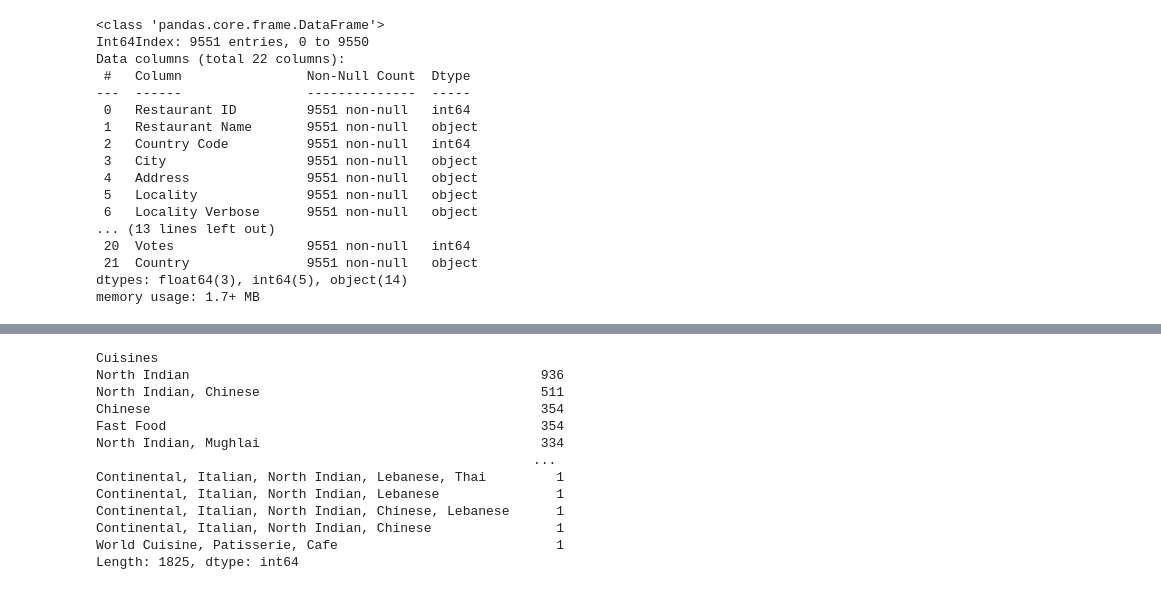
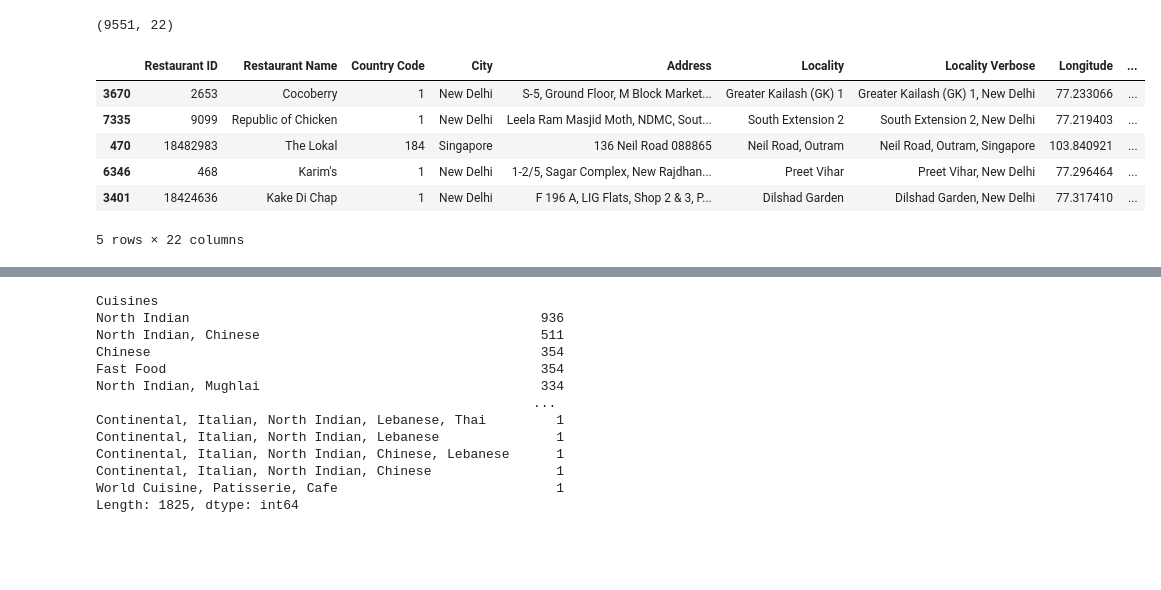
Before and after one commit to bhavesh-1995/fireblazework, a Jupyter notebook: fireblaze work/project/Zomato Project/Untitled.ipynb, the cells around one changed output, grey strips where cells are left out. Cells and saved outputs as stored; diff of their text form; code cells hidden in the pictures; blank space fills up the shorter version.

```diff
--- a/fireblaze work/project/Zomato Project/Untitled.ipynb
+++ b/fireblaze work/project/Zomato Project/Untitled.ipynb
@@ -8,22 +10,6 @@ zd=pd.read_csv('zomato.csv',encoding='latin1')
 cc=pd.read_csv('Country-Code.csv')
 # %%
 df=zd.merge(cc, how='left')
-df.info()
+df.shape
 # %% [output]
-<class 'pandas.core.frame.DataFrame'>
-Int64Index: 9551 entries, 0 to 9550
-Data columns (total 22 columns):
- #   Column                Non-Null Count  Dtype
----  ------                --------------  -----
- 0   Restaurant ID         9551 non-null   int64
- 1   Restaurant Name       9551 non-null   object
- 2   Country Code          9551 non-null   int64
- 3   City                  9551 non-null   object
- 4   Address               9551 non-null   object
- 5   Locality              9551 non-null   object
- 6   Locality Verbose      9551 non-null   object
-... (13 lines left out)
- 20  Votes                 9551 non-null   int64
- 21  Country               9551 non-null   object
-dtypes: float64(3), int64(5), object(14)
-memory usage: 1.7+ MB
+(9551, 22)
@@ -29,0 +18,10 @@ memory usage: 1.7+ MB
+# %%
+df.sample(5)
+# %% [output]
+|  | Restaurant ID | Restaurant Name | Country Code | City | Address | Locality | Locality Verbose | Longitude | ... |
+| 3670 | 2653 | Cocoberry | 1 | New Delhi | S-5, Ground Floor, M Block Market... | Greater Kailash (GK) 1 | Greater Kailash (GK) 1, New Delhi | 77.233066 | ... |
+| 7335 | 9099 | Republic of Chicken | 1 | New Delhi | Leela Ram Masjid Moth, NDMC, Sout... | South Extension 2 | South Extension 2, New Delhi | 77.219403 | ... |
+| 470 | 18482983 | The Lokal | 184 | Singapore | 136 Neil Road 088865 | Neil Road, Outram | Neil Road, Outram, Singapore | 103.840921 | ... |
+| 6346 | 468 | Karim's | 1 | New Delhi | 1-2/5, Sagar Complex, New Rajdhan... | Preet Vihar | Preet Vihar, New Delhi | 77.296464 | ... |
+| 3401 | 18424636 | Kake Di Chap | 1 | New Delhi | F 196 A, LIG Flats, Shop 2 & 3, P... | Dilshad Garden | Dilshad Garden, New Delhi | 77.317410 | ... |
+5 rows × 22 columns
```
Also changed, not shown: parts of 15 cells of this notebook, 4 other files.
